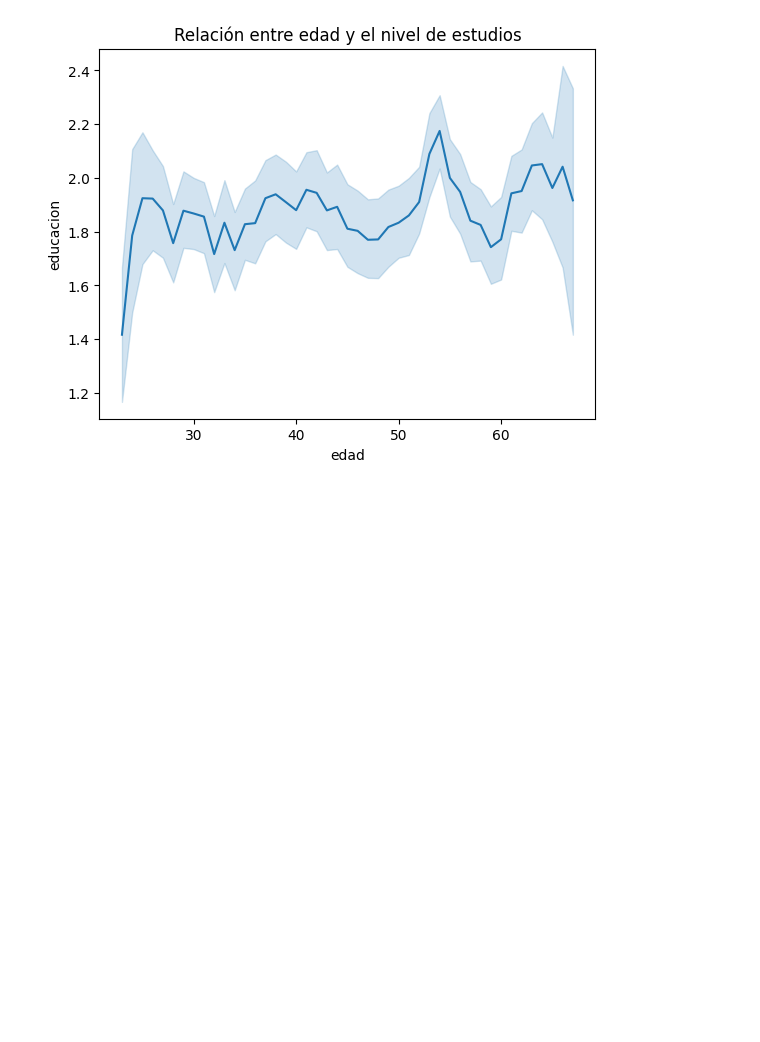
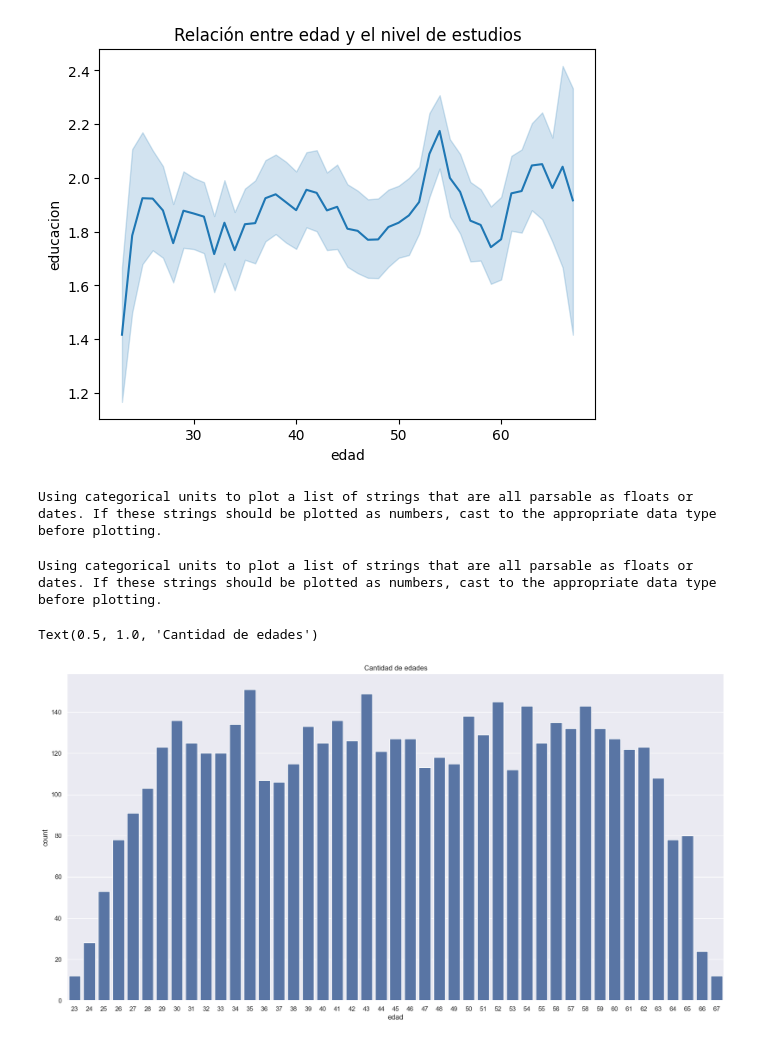
Before and after one commit to where-are-the-avocados/Data-Analysis, a Jupyter notebook: project_n1.ipynb, the cells around one changed output. Drawn from its saved outputs; the diff is of its cells as text; code cells hidden in the pictures; blank space fills up the shorter version.

```diff
--- a/project_n1.ipynb
+++ b/project_n1.ipynb
@@ -117,3 +117,12 @@ sns.lineplot(x="edad",y="educacion", data=df).set_title("Relación entre edad y
 # %% [output]
 Text(0.5, 1.0, 'Relación entre edad y el nivel de estudios')
 [figure]
+# %%
+sns.set(rc = {'figure.figsize':(20,10)})
+sns.set(font_scale=1.0)
+sns.countplot(x="edad",data=df).set_title("Cantidad de edades")
+# %% [output]
+Using categorical units to plot a list of strings that are all parsable as floats or dates. If these strings should be plotted as numbers, cast to the appropriate data type before plotting.
+Using categorical units to plot a list of strings that are all parsable as floats or dates. If these strings should be plotted as numbers, cast to the appropriate data type before plotting.
+Text(0.5, 1.0, 'Cantidad de edades')
+[figure, added]
```
Also changed, not shown: parts of 3 cells of this notebook, 2 other files.
